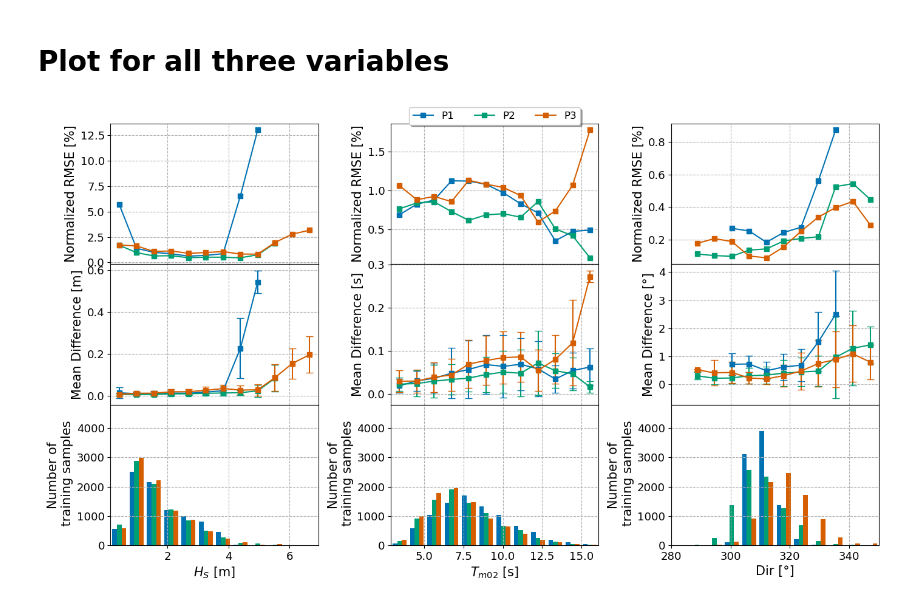
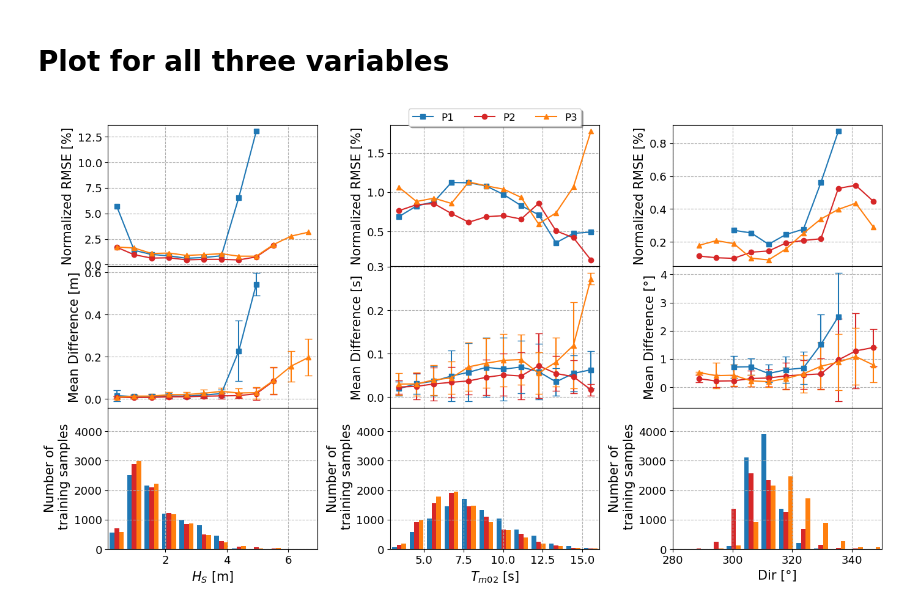
Before and after one commit to janfer95/SR_on_SWAN, a Jupyter notebook: NotebooksAndScripts/MeanAndSTDErrorPlot.ipynb, the cells around one changed output. Drawn from its saved outputs; the diff is of its cells as text; code cells hidden in the pictures.

```diff
--- a/NotebooksAndScripts/MeanAndSTDErrorPlot.ipynb
+++ b/NotebooksAndScripts/MeanAndSTDErrorPlot.ipynb
@@ -75,7 +73,6 @@ def get_plotting_data(nvar, xi, yi, model_dir, var, npts, nbox, sample_start,
         HR_train.append(arr_train)
 
     # Compute Error and Difference for all extraction points
-    error = []
     diff = []
 
     # Loop over all points
@@ -169,14 +166,20 @@ for nvar in range(len(var)):
         sample_end, sample_train_start, sample_train_end, min_max_range)
 
     # And plot them
-    axs[0, nvar].plot(mid_pos, box_NRMSE.T, label=label, marker='s')
+    axs[0, nvar].plot(mid_pos, box_NRMSE[0], label=label[0], marker='s',
+                      color="tab:blue")
+    axs[0, nvar].plot(mid_pos, box_NRMSE[1], label=label[1], marker='o',
+                      color="tab:red")
+    axs[0, nvar].plot(mid_pos, box_NRMSE[2], label=label[2], marker='^',
+                      color="tab:orange")
     axs[1, nvar].errorbar(mid_pos, box_diff[0,:], yerr=box_diff_std[0,:],
-                      label=label, marker='s', capsize=4)
-    axs[1, nvar].errorbar(mid_pos, box_diff[1,:], yerr=box_diff_std[1,:],
-                      label=label, marker='s', capsize=4)
+                          color="tab:blue", marker='s', capsize=4)
+    axs[1, nvar].errorbar(mid_pos, box_diff[1,:], yerr=box_diff_std[1, :],
+                          color="tab:red", marker='o', capsize=4)
     axs[1, nvar].errorbar(mid_pos, box_diff[2,:], yerr=box_diff_std[2,:],
-                      label=label, marker='s', capsize=4)
-    axs[2, nvar].hist(HR_train, nbox, label=label, range=min_max_range)
+                          color="tab:orange", marker='^', capsize=4)
+    axs[2, nvar].hist(HR_train, nbox, label=label, range=min_max_range,
+                      color=["tab:blue", "tab:red", "tab:orange"])
 
     axs[0, nvar].grid(True, axis="both", ls="--")
     axs[0, nvar].set_xlim(*min_max_range)
@@ -193,31 +196,31 @@ for nvar in range(len(var)):
                              bottom=False, labelleft=True, labeltop=False,
                              labelright=False, labelbottom=False,
                              labelsize=TICKLABELSIZE)
 
     axs[2, nvar].grid(True, axis="both", ls="--")
     axs[2, nvar].set_xlim(*min_max_range)
     axs[2, nvar].set_ylim(0, YMAX)
     axs[2, nvar].set_ylabel("Number of\n training samples", size=LABELSIZE)
     axs[2, nvar].set_xlabel(xlabel[nvar] + units[nvar], size=LABELSIZE)
     axs[2, nvar].tick_params(axis='both', labelsize=TICKLABELSIZE)
 
 
 axs[0,1].legend(loc='upper center', bbox_to_anchor=(0.5, 1.15),
           fancybox=True, shadow=True, ncol=3, fontsize=LEGENDFONTSIZE)
 
 
 plt.tight_layout()
 plt.subplots_adjust(hspace=0.0)
 
 
 fdir = Path("Plots")
 fname = f"ErrMeanStdAndDiff_mdir{model_dir}.png"
 
 if save:
     if not fdir.exists():
         fdir.mkdir()
     plt.savefig(fdir / fname)
 
 plt.show()
 # %% [output]
-[figure, old version]
+[figure, new version]
```
Also changed, not shown: parts of 1 cell of this notebook, 10 other files.
